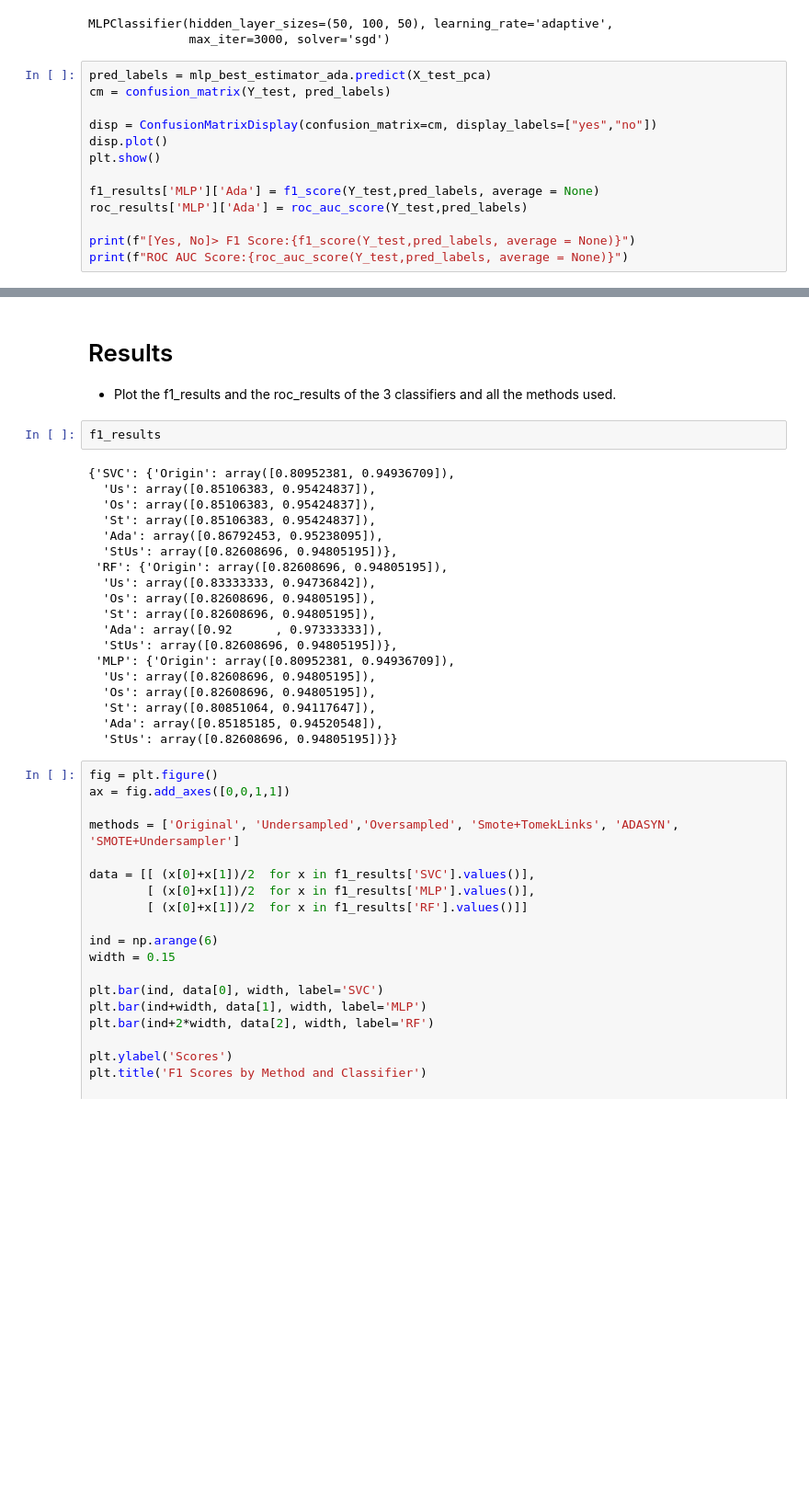
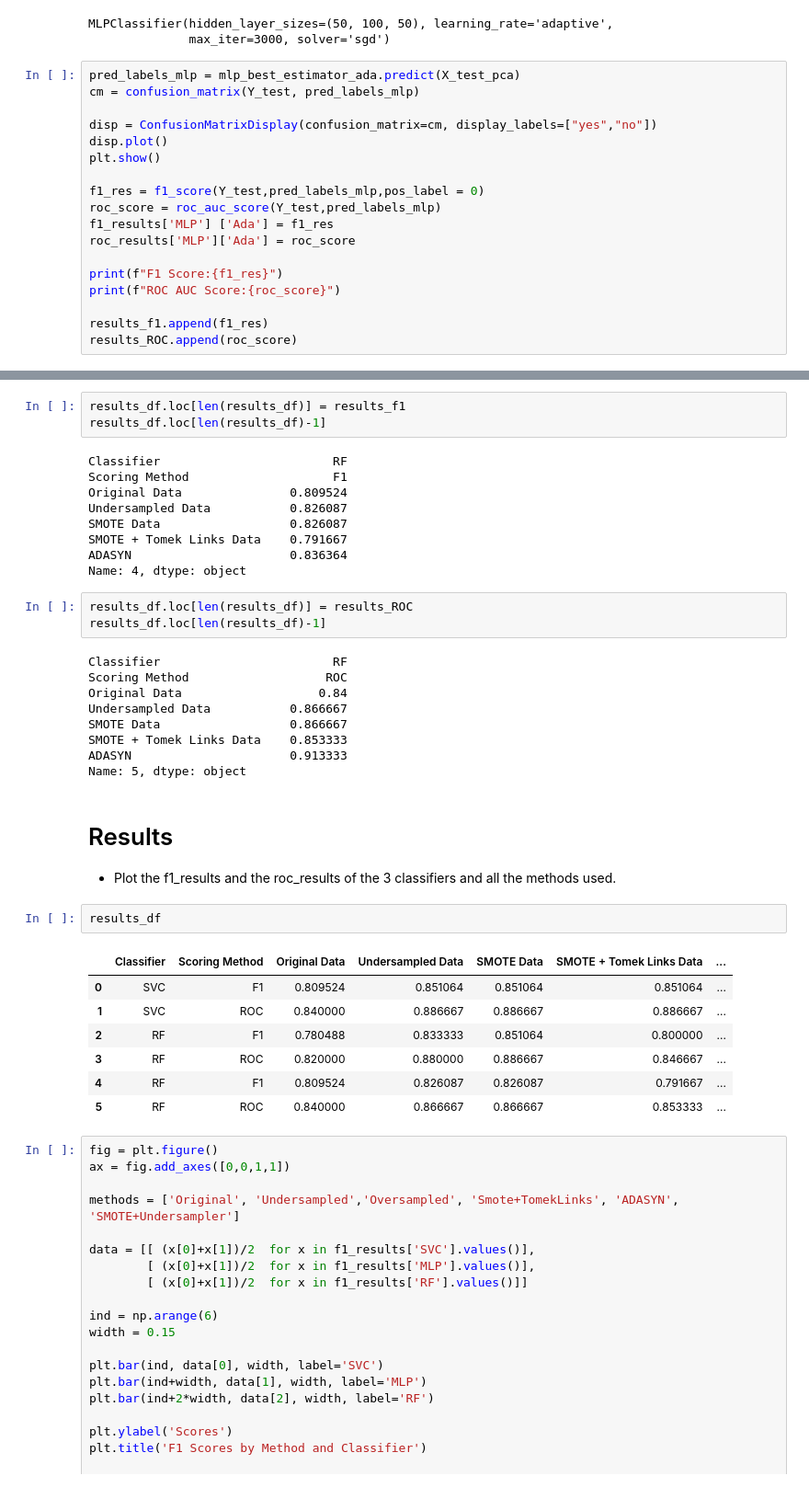
Before and after one commit to PedroMarques27/ED, a Jupyter notebook: Data_mining_Notebook.ipynb, the cells around one changed output, grey strips where cells are left out. Shown: that part at 92% size. Drawn from its saved outputs; the diff is of its cells as text; blank space fills up the shorter version.

```diff
--- a/Data_mining_Notebook.ipynb
+++ b/Data_mining_Notebook.ipynb
@@ -1298,17 +1351,22 @@ mlp_best_estimator_ada.fit(X_ada, y_ada)
 MLPClassifier(hidden_layer_sizes=(50, 100, 50), learning_rate='adaptive',
               max_iter=3000, solver='sgd')
 # %%
-pred_labels = mlp_best_estimator_ada.predict(X_test_pca)
-cm = confusion_matrix(Y_test, pred_labels)
+pred_labels_mlp = mlp_best_estimator_ada.predict(X_test_pca)
+cm = confusion_matrix(Y_test, pred_labels_mlp)
 
 disp = ConfusionMatrixDisplay(confusion_matrix=cm, display_labels=["yes","no"])
 disp.plot()
 plt.show()
 
-f1_results['MLP']['Ada'] = f1_score(Y_test,pred_labels, average = None)
-roc_results['MLP']['Ada'] = roc_auc_score(Y_test,pred_labels)
+f1_res = f1_score(Y_test,pred_labels_mlp,pos_label = 0)
+roc_score = roc_auc_score(Y_test,pred_labels_mlp)
+f1_results['MLP'] ['Ada'] = f1_res
+roc_results['MLP']['Ada'] = roc_score
 
-print(f"[Yes, No]> F1 Score:{f1_score(Y_test,pred_labels, average = None)}")
-print(f"ROC AUC Score:{roc_auc_score(Y_test,pred_labels, average = None)}")
+print(f"F1 Score:{f1_res}")
+print(f"ROC AUC Score:{roc_score}")
+
+results_f1.append(f1_res)
+results_ROC.append(roc_score)
 # %% [output]
 [figure]
@@ -1355,27 +1379,40 @@ ROC AUC Score:0.8666666666666667
+# %%
+results_df.loc[len(results_df)] = results_f1
+results_df.loc[len(results_df)-1]
+# %% [output]
+Classifier                        RF
+Scoring Method                    F1
+Original Data               0.809524
+Undersampled Data           0.826087
+SMOTE Data                  0.826087
+SMOTE + Tomek Links Data    0.791667
+ADASYN                      0.836364
+Name: 4, dtype: object
+# %%
+results_df.loc[len(results_df)] = results_ROC
+results_df.loc[len(results_df)-1]
+# %% [output]
+Classifier                        RF
+Scoring Method                   ROC
+Original Data                   0.84
+Undersampled Data           0.866667
+SMOTE Data                  0.866667
+SMOTE + Tomek Links Data    0.853333
+ADASYN                      0.913333
+Name: 5, dtype: object
 # %% [markdown]
 # Results
 * Plot the f1_results and the roc_results of the 3 classifiers and all the methods used.
-# %%
-f1_results
-# %% [output]
-{'SVC': {'Origin': array([0.80952381, 0.94936709]),
-  'Us': array([0.85106383, 0.95424837]),
-  'Os': array([0.85106383, 0.95424837]),
-  'St': array([0.85106383, 0.95424837]),
-  'Ada': array([0.86792453, 0.95238095]),
-  'StUs': array([0.82608696, 0.94805195])},
- 'RF': {'Origin': array([0.82608696, 0.94805195]),
-  'Us': array([0.83333333, 0.94736842]),
-  'Os': array([0.82608696, 0.94805195]),
-  'St': array([0.82608696, 0.94805195]),
-  'Ada': array([0.92      , 0.97333333]),
-  'StUs': array([0.82608696, 0.94805195])},
- 'MLP': {'Origin': array([0.80952381, 0.94936709]),
-  'Us': array([0.82608696, 0.94805195]),
-  'Os': array([0.82608696, 0.94805195]),
-  'St': array([0.80851064, 0.94117647]),
-  'Ada': array([0.85185185, 0.94520548]),
-  'StUs': array([0.82608696, 0.94805195])}}
+# %%
+results_df
+# %% [output]
+|  | Classifier | Scoring Method | Original Data | Undersampled Data | SMOTE Data | SMOTE + Tomek Links Data | ... |
+| 0 | SVC | F1 | 0.809524 | 0.851064 | 0.851064 | 0.851064 | ... |
+| 1 | SVC | ROC | 0.840000 | 0.886667 | 0.886667 | 0.886667 | ... |
+| 2 | RF | F1 | 0.780488 | 0.833333 | 0.851064 | 0.800000 | ... |
+| 3 | RF | ROC | 0.820000 | 0.880000 | 0.886667 | 0.846667 | ... |
+| 4 | RF | F1 | 0.809524 | 0.826087 | 0.826087 | 0.791667 | ... |
+| 5 | RF | ROC | 0.840000 | 0.866667 | 0.866667 | 0.853333 | ... |
 # %%
 fig = plt.figure()
 ax = fig.add_axes([0,0,1,1])
```
Also changed, not shown: parts of 62 cells of this notebook.
